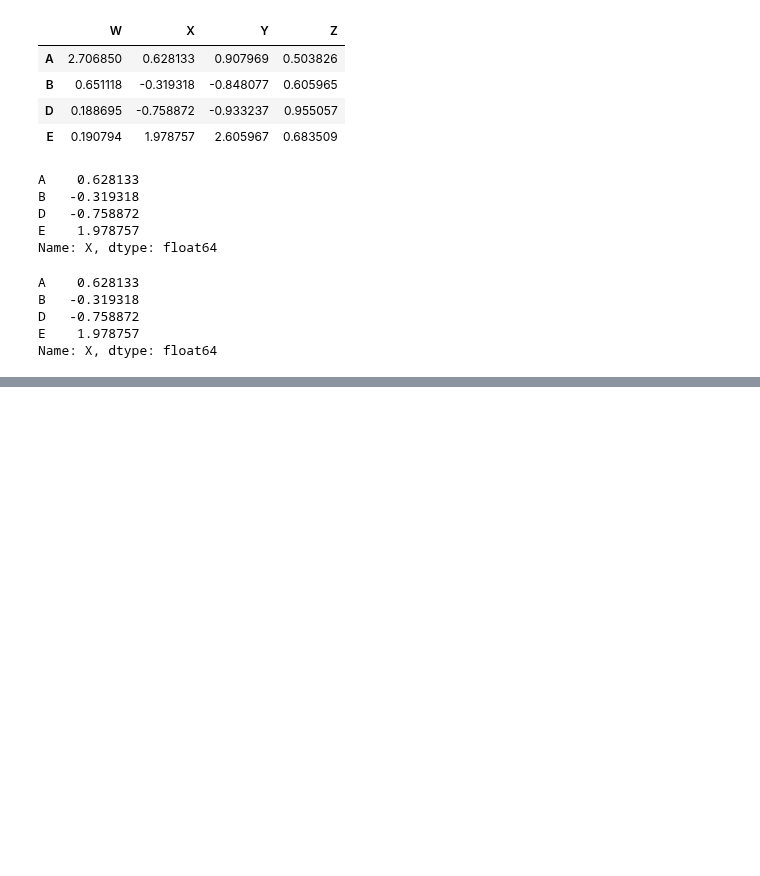
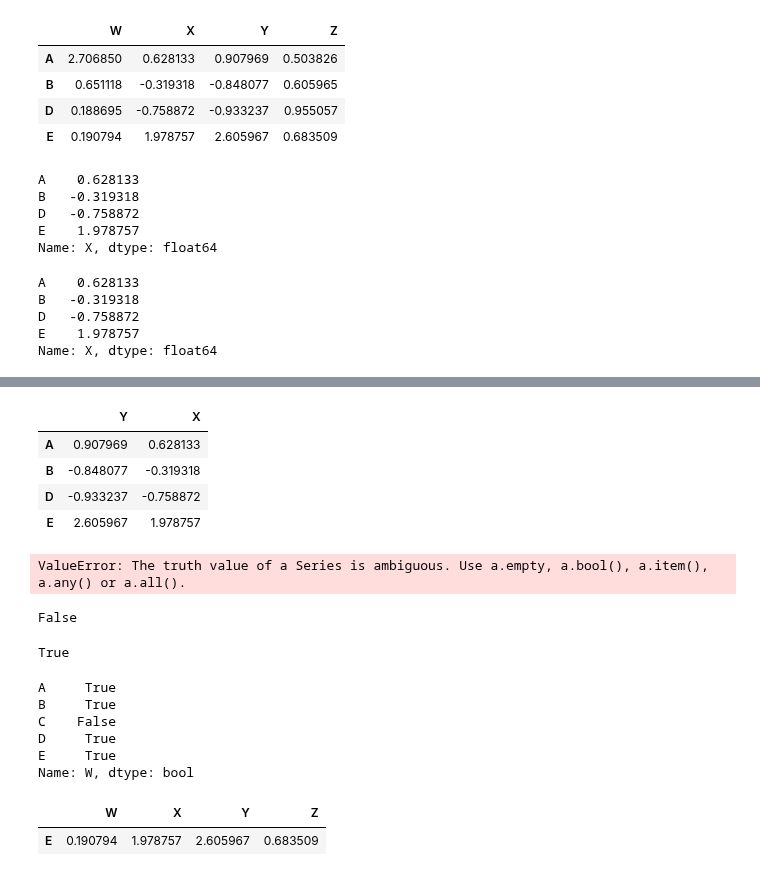
Before and after one commit to andrewbrase/python_learning, a Jupyter notebook: d2 Data_science_and_machine_learning/ch2_dsml_NOTES.ipynb, the cells around one changed output, grey strips where cells are left out. Saved outputs shown, nothing was run; the diff lists cells and outputs as text; code cells hidden in the pictures; blank space fills up the shorter version.

```diff
--- a/d2 Data_science_and_machine_learning/ch2_dsml_NOTES.ipynb
+++ b/d2 Data_science_and_machine_learning/ch2_dsml_NOTES.ipynb
@@ -428,0 +440,43 @@ df[df['W']>0]['X']
+# %%
+df[df['W']>0][['Y','X']]
+# %% [output]
+|  | Y | X |
+| A | 0.907969 | 0.628133 |
+| B | -0.848077 | -0.319318 |
+| D | -0.933237 | -0.758872 |
+| E | 2.605967 | 1.978757 |
+# %%
+#multiple conditions - 2 or more conditions
+
+df[(df['W']>0) and (df['Y']>1)]
+#The truth value of a Series is ambiguous. Use a.empty, a.bool(), a.item(), a.any() or a.all()
+# pythons normal and operator can't actually take into account a series of boolean values compared to another series of boolean
+# can only take in single booleans at a time
+# %% [output]
+ValueError: The truth value of a Series is ambiguous. Use a.empty, a.bool(), a.item(), a.any() or a.all().
+# %%
+True and False
+# %% [output]
+False
+# %%
+True and True
+# %% [output]
+True
+# %%
+boolseries = df['W']>0
+boolseries
+# %% [output]
+A     True
+B     True
+C    False
+D     True
+E     True
+Name: W, dtype: bool
+# %%
+# and operator gets confused at all the different boolean values, can only deal with single instances of values
+#when you're working with pandas and want multiple conditions you have to use the & sign
+
+df[(df['W']>0) & (df['Y']>1)]
+# %% [output]
+|  | W | X | Y | Z |
+| E | 0.190794 | 1.978757 | 2.605967 | 0.683509 |
```
Also changed, not shown: parts of 1 cell of this notebook.
